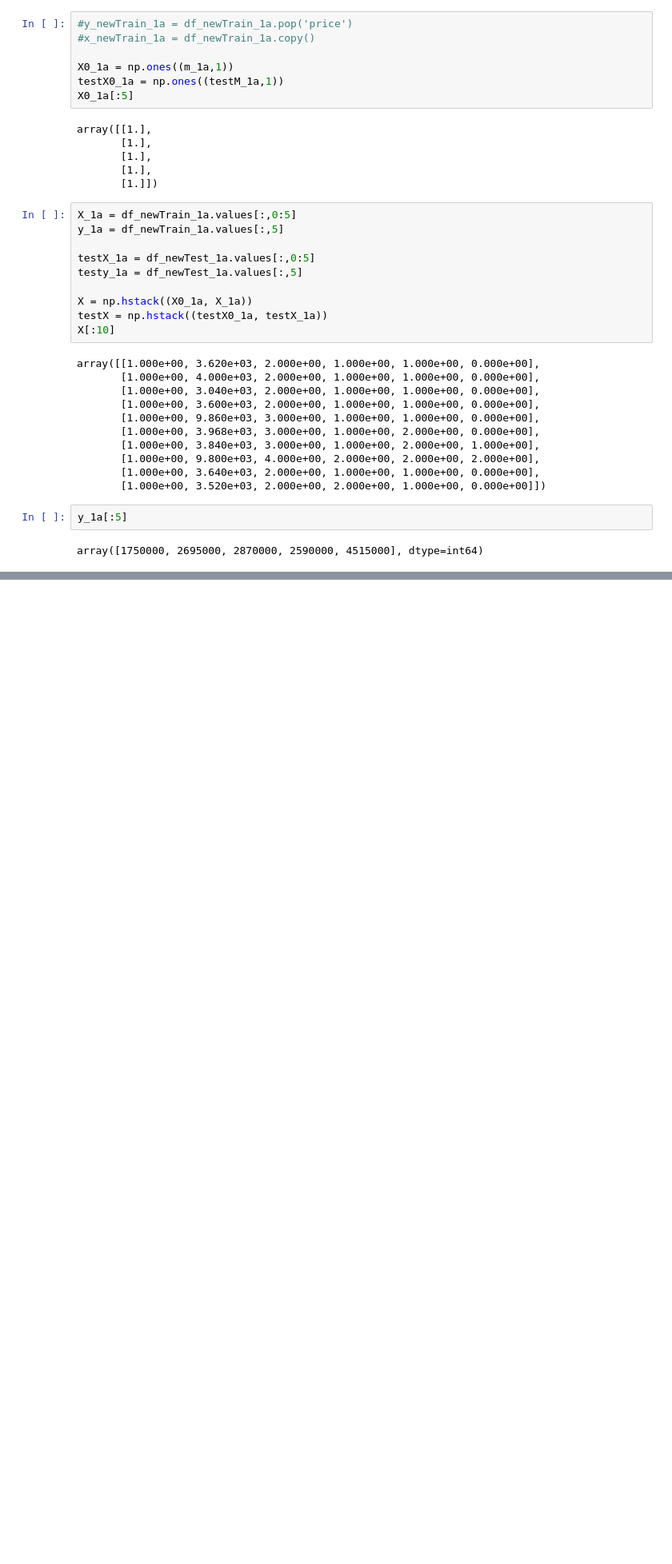
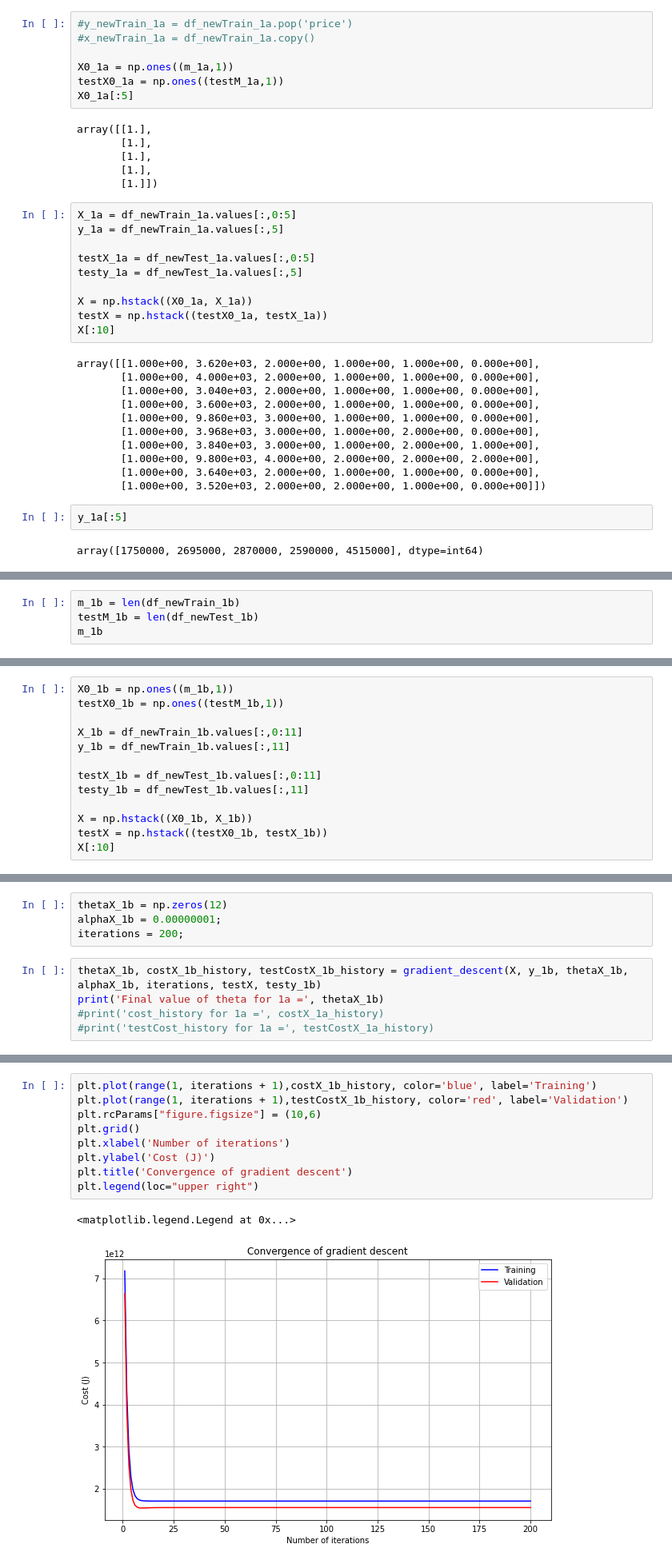
Before and after one commit to NaraPvP/IntroToML, a Jupyter notebook: HW1/HW1_VarScalingAndRegularization.ipynb, the cells around one changed output, grey strips where cells are left out. Shown at 80% size. Cells and saved outputs as stored; diff of their text form; blank space fills up the shorter version.

```diff
--- a/HW1/HW1_VarScalingAndRegularization.ipynb
+++ b/HW1/HW1_VarScalingAndRegularization.ipynb
@@ -156,0 +170,4 @@ Text(0.5, 1.0, 'Convergence of gradient descent')
+# %%
+m_1b = len(df_newTrain_1b)
+testM_1b = len(df_newTest_1b)
+m_1b
@@ -156,0 +176,13 @@ Text(0.5, 1.0, 'Convergence of gradient descent')
+# %%
+X0_1b = np.ones((m_1b,1))
+testX0_1b = np.ones((testM_1b,1))
+
+X_1b = df_newTrain_1b.values[:,0:11]
+y_1b = df_newTrain_1b.values[:,11]
+
+testX_1b = df_newTest_1b.values[:,0:11]
+testy_1b = df_newTest_1b.values[:,11]
+
+X = np.hstack((X0_1b, X_1b))
+testX = np.hstack((testX0_1b, testX_1b))
+X[:10]
@@ -156,0 +210,9 @@ Text(0.5, 1.0, 'Convergence of gradient descent')
+# %%
+thetaX_1b = np.zeros(12)
+alphaX_1b = 0.00000001;
+iterations = 200;
+# %%
+thetaX_1b, costX_1b_history, testCostX_1b_history = gradient_descent(X, y_1b, thetaX_1b, alphaX_1b, iterations, testX, testy_1b)
+print('Final value of theta for 1a =', thetaX_1b)
+#print('cost_history for 1a =', costX_1a_history)
+#print('testCost_history for 1a =', testCostX_1a_history)
@@ -156,0 +223,12 @@ Text(0.5, 1.0, 'Convergence of gradient descent')
+# %%
+plt.plot(range(1, iterations + 1),costX_1b_history, color='blue', label='Training')
+plt.plot(range(1, iterations + 1),testCostX_1b_history, color='red', label='Validation')
+plt.rcParams["figure.figsize"] = (10,6)
+plt.grid()
+plt.xlabel('Number of iterations')
+plt.ylabel('Cost (J)')
+plt.title('Convergence of gradient descent')
+plt.legend(loc="upper right")
+# %% [output]
+<matplotlib.legend.Legend at 0x...>
+[figure, added]
```
Also changed, not shown: parts of 10 cells of this notebook, 5 other files.
